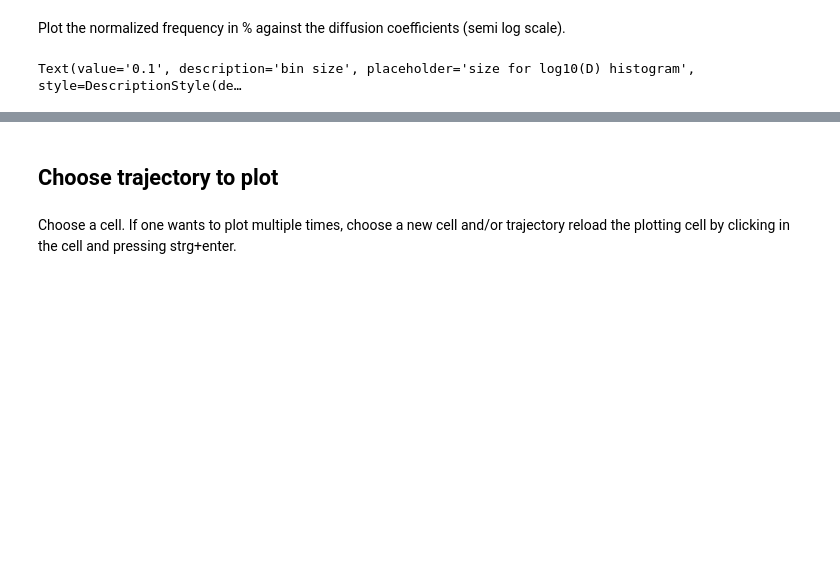
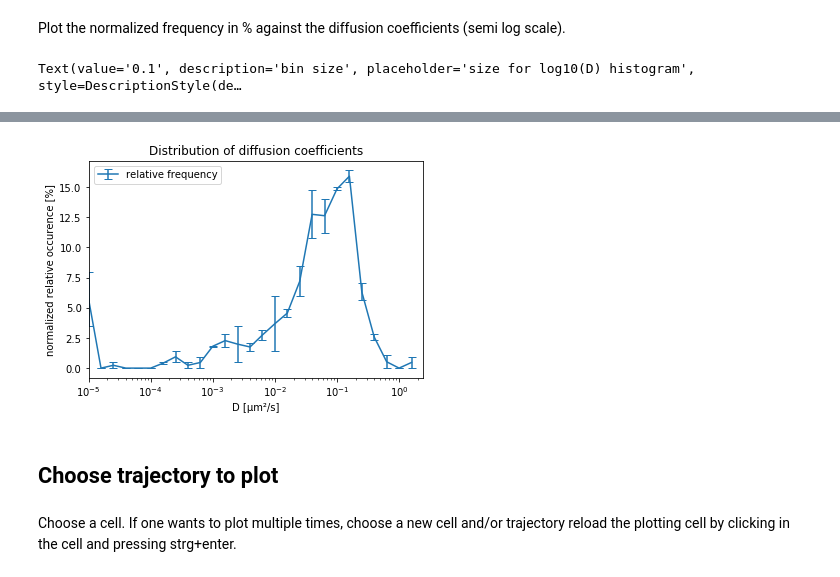
Before and after one commit to HeilemannLab/SPTAnalyser, a Jupyter notebook: TrackAnalysis.ipynb, the cells around one changed output, grey strips where cells are left out. Drawn from its saved outputs; the diff is of its cells as text; code cells hidden in the pictures; blank space fills up the shorter version.

Commit message:
clear & display fix
Signed-off-by: Johanna Rahm <johanna.rahm@stud.uni-frankfurt.de>

```diff
--- a/TrackAnalysis.ipynb
+++ b/TrackAnalysis.ipynb
@@ -92,11 +94,13 @@ Text(value='0.1', description='bin size', placeholder='size for log10(D) histogr
 # %%
 def plot_diffusions(event):
     widget_track_analysis.create_clear_output()
+    display(widget_track_analysis.plot_diff_button)
     track_analysis.run_plot_diffusion_histogram(widget_track_analysis.bin_size_box.value)
 display(widget_track_analysis.plot_diff_button)
 widget_track_analysis.plot_diff_button.on_click(plot_diffusions)
 # %% [output]
 [interactive output not drawn]
+[figure, added]
 # %% [markdown]
 ## Choose trajectory to plot
 # %% [markdown]
```
Also changed, not shown: parts of 4 cells of this notebook, 13 other files.
